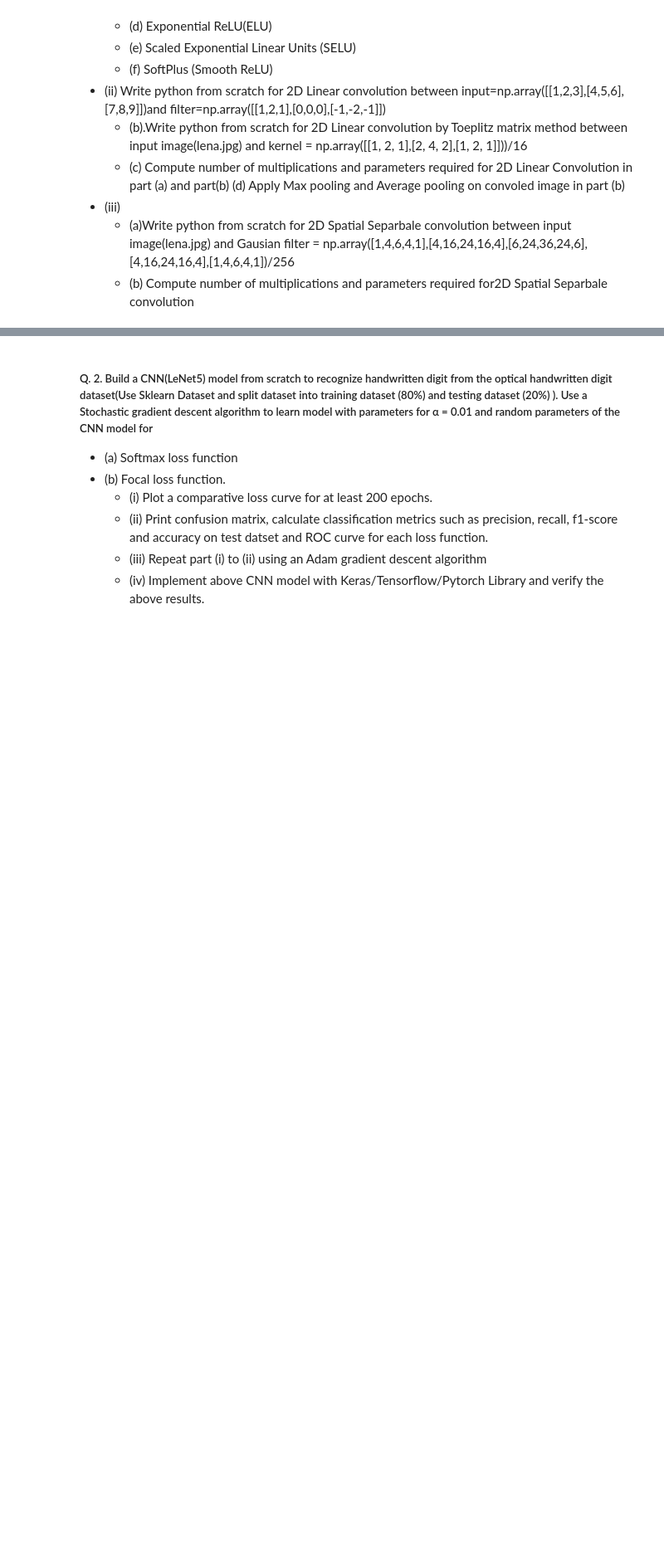
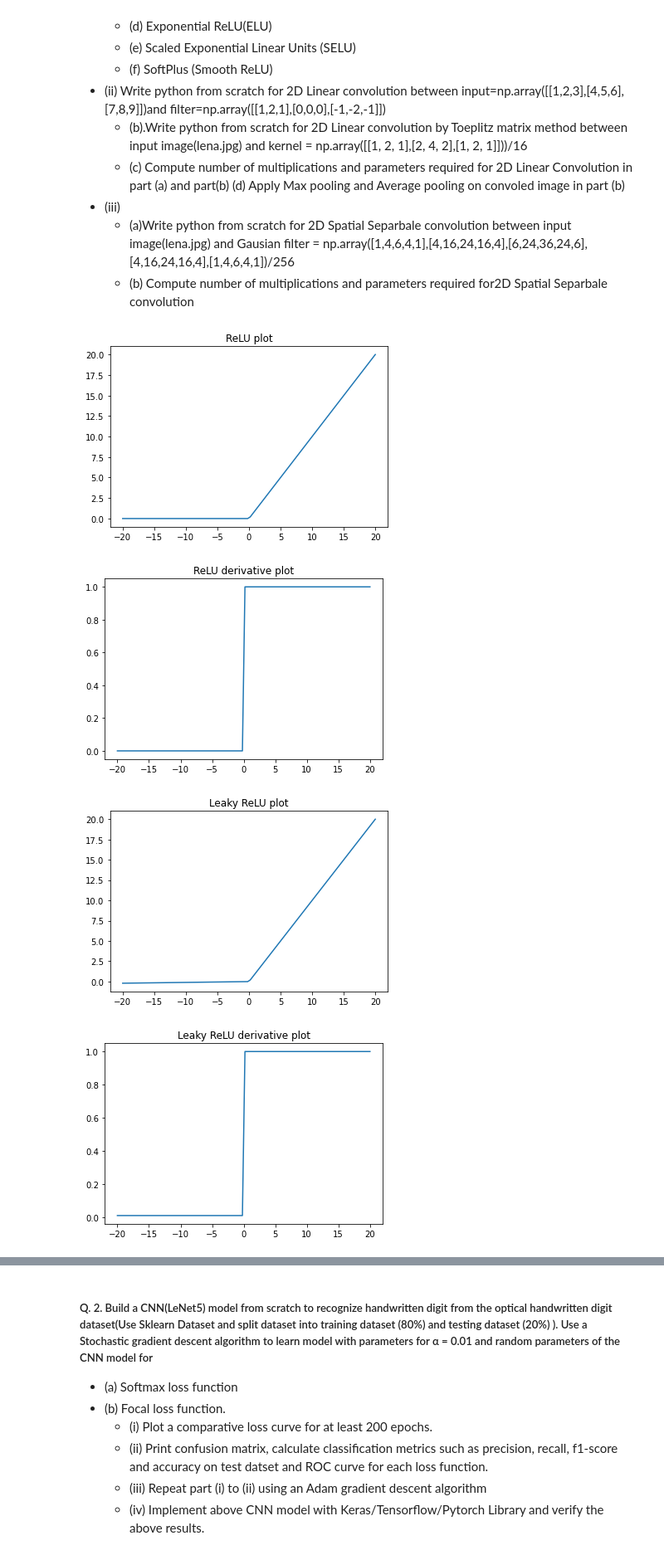
Before and after one commit to Adithya-Jayan/EC460_NNDL, a Jupyter notebook: Assignment4.ipynb, the cells around one changed output, grey strips where cells are left out. Shown at 83% size. Drawn from its saved outputs; the diff is of its cells as text; code cells hidden in the pictures; blank space fills up the shorter version.

```diff
--- a/Assignment4.ipynb
+++ b/Assignment4.ipynb
@@ -18,0 +123,20 @@
+# %%
+#Defining Input range
+Input = np.linspace(-20,20,100)
+
+#Defining required parameters
+alpha = 0.1
+lamda = 0.5
+
+#Calculation and plotting via function call
+plot_relu(Input,plot=1);
+plot_leaky_relu(Input,plot=1);
+plot_Parametric_relu(Input,alpha,plot=1);
+plot_Exponential_relu(Input,alpha,plot=1);
+plot_Scaled_Exponential_relu(Input,alpha,lamda,plot=1);
+plot_Smooth_relu(Input,plot=1);
+# %% [output]
+[figure, added]
+[figure, added]
+[figure, added]
+[figure, added]
```
Also changed, not shown: parts of 3 cells of this notebook.
